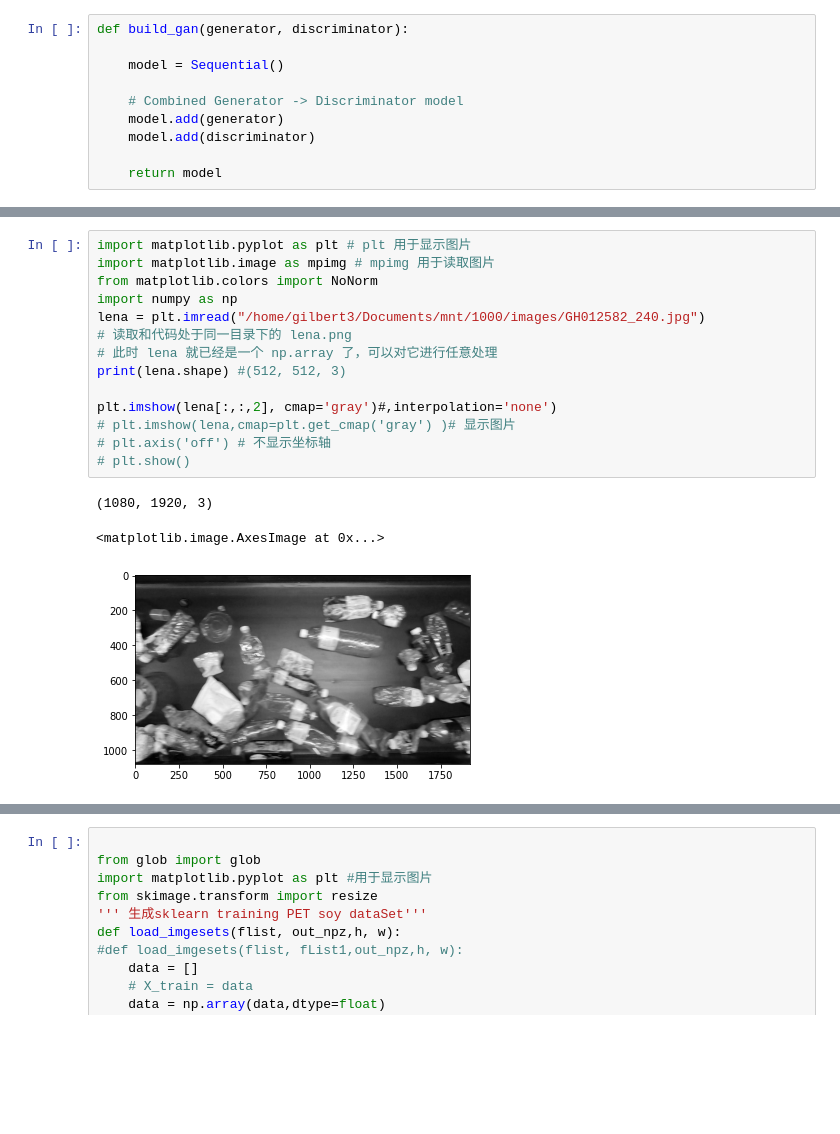
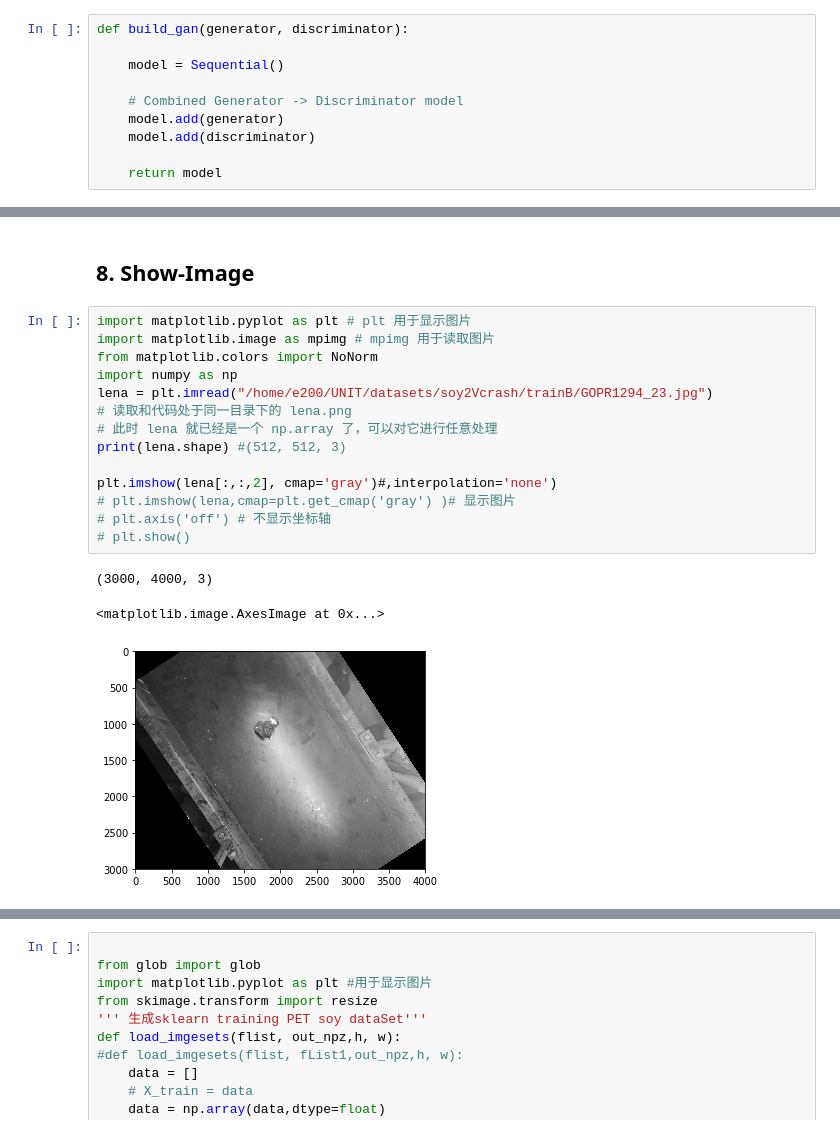
Before and after one commit to gilbert-sun/import_sklearn_imgDB, a Jupyter notebook: DCGAN3.ipynb, the cells around one changed output, grey strips where cells are left out. Drawn from its saved outputs; the diff is of its cells as text; blank space fills up the shorter version.

```diff
--- a/DCGAN3.ipynb
+++ b/DCGAN3.ipynb
@@ -141,21 +221,23 @@ gan.compile(loss='binary_crossentropy', optimizer=Adam())
+# %% [markdown]
+## 8. Show-Image
 # %%
 import matplotlib.pyplot as plt # plt 用于显示图片
 import matplotlib.image as mpimg # mpimg 用于读取图片
 from matplotlib.colors import NoNorm
 import numpy as np
-lena = plt.imread("/home/gilbert3/Documents/mnt/1000/images/GH012582_240.jpg")
+lena = plt.imread("/home/e200/UNIT/datasets/soy2Vcrash/trainB/GOPR1294_23.jpg")
 # 读取和代码处于同一目录下的 lena.png
 # 此时 lena 就已经是一个 np.array 了，可以对它进行任意处理
 print(lena.shape) #(512, 512, 3)
 
 plt.imshow(lena[:,:,2], cmap='gray')#,interpolation='none')
 # plt.imshow(lena,cmap=plt.get_cmap('gray') )# 显示图片
 # plt.axis('off') # 不显示坐标轴
 # plt.show()
 # %% [output]
-(1080, 1920, 3)
+(3000, 4000, 3)
 <matplotlib.image.AxesImage at 0x...>
-[figure, old version]
+[figure, new version]
 # %%
 plt.imshow(lena)#,interpolation='none')
 # %% [output]
```
Also changed, not shown: parts of 43 cells of this notebook.
